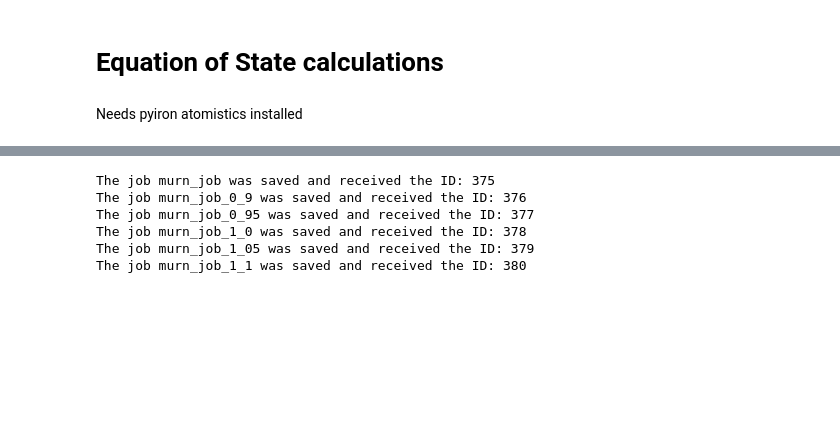
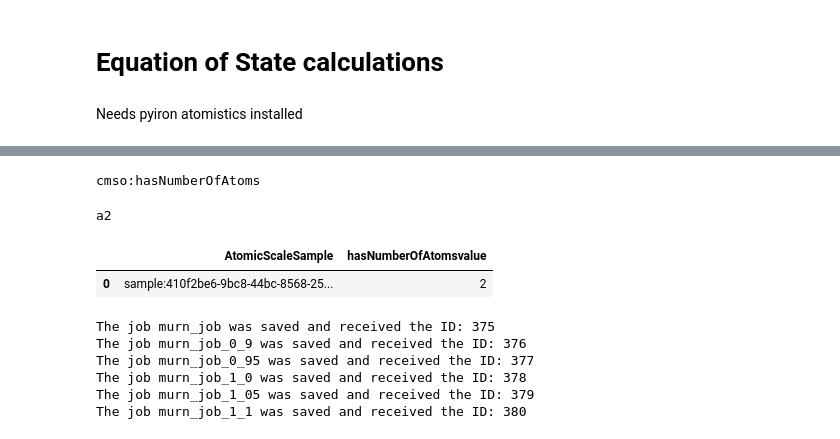
Before and after one commit to pyscal/atomRDF, a Jupyter notebook: examples/workflow_examples/03_murnaghan_pyiron.ipynb, the cells around one changed output, grey strips where cells are left out. Drawn from its saved outputs; the diff is of its cells as text; code cells hidden in the pictures; blank space fills up the shorter version.

Commit message:
enforce types def is True

```diff
--- a/examples/workflow_examples/03_murnaghan_pyiron.ipynb
+++ b/examples/workflow_examples/03_murnaghan_pyiron.ipynb
@@ -17,6 +17,16 @@ pr = Project(project)
 kg = KnowledgeGraph(store='db', store_file=f'{project}.db')
 # %%
 kg.enable_workflow(pr, workflow_environment='pyiron')
+# %%
+kg.terms.cmso.hasNumberOfAtoms
+# %% [output]
+cmso:hasNumberOfAtoms
+# %%
+kg.auto_query(kg.terms.cmso.AtomicScaleSample, kg.terms.cmso.hasNumberOfAtoms==2, enforce_types=True)
+# %% [output]
+a2
+|  | AtomicScaleSample | hasNumberOfAtomsvalue |
+| 0 | sample:410f2be6-9bc8-44bc-8568-25... | 2 |
 # %%
 structure = pr.create.structure.annotated_structure.bulk('Cu', cubic=True)
 # %%
```
Also changed, not shown: 2 other files.
